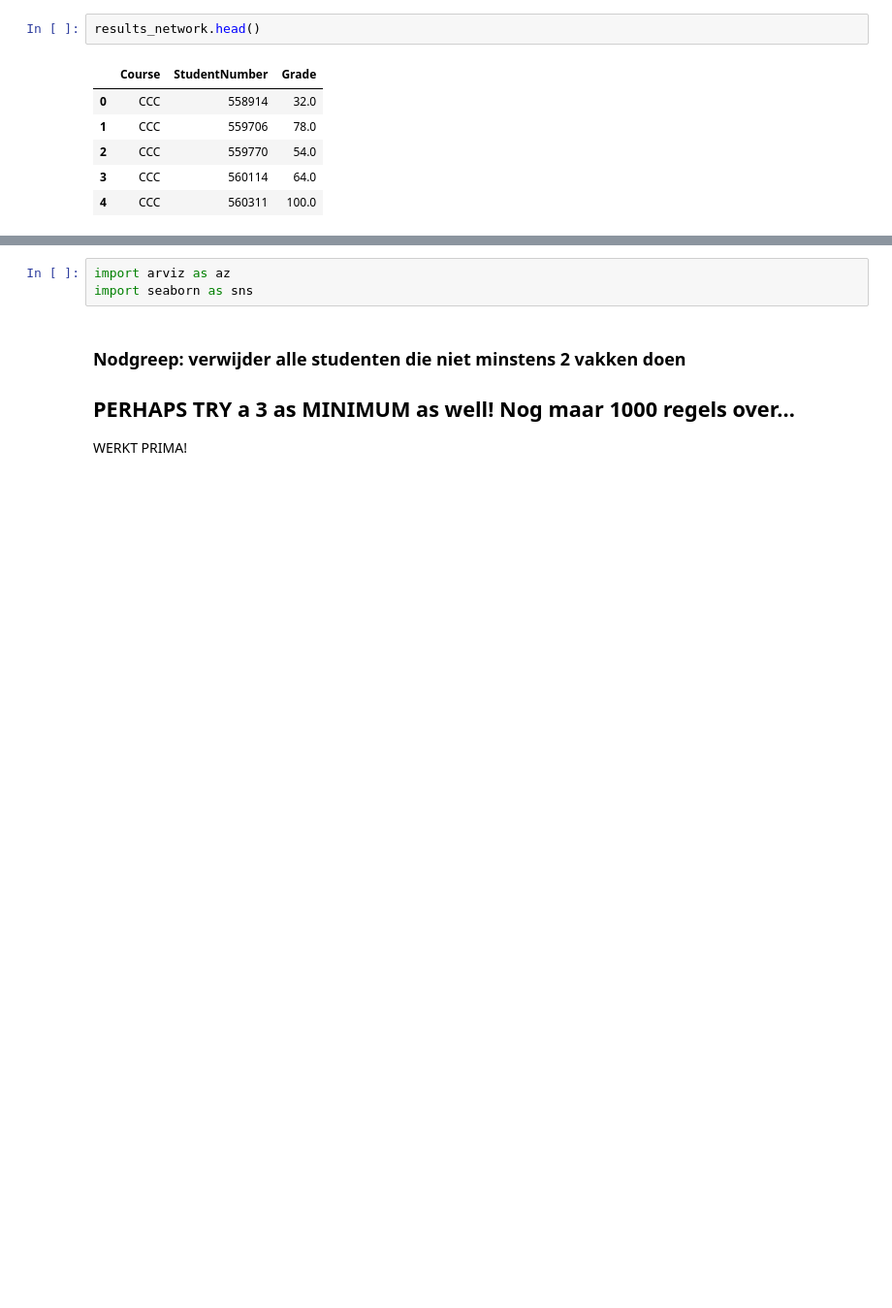
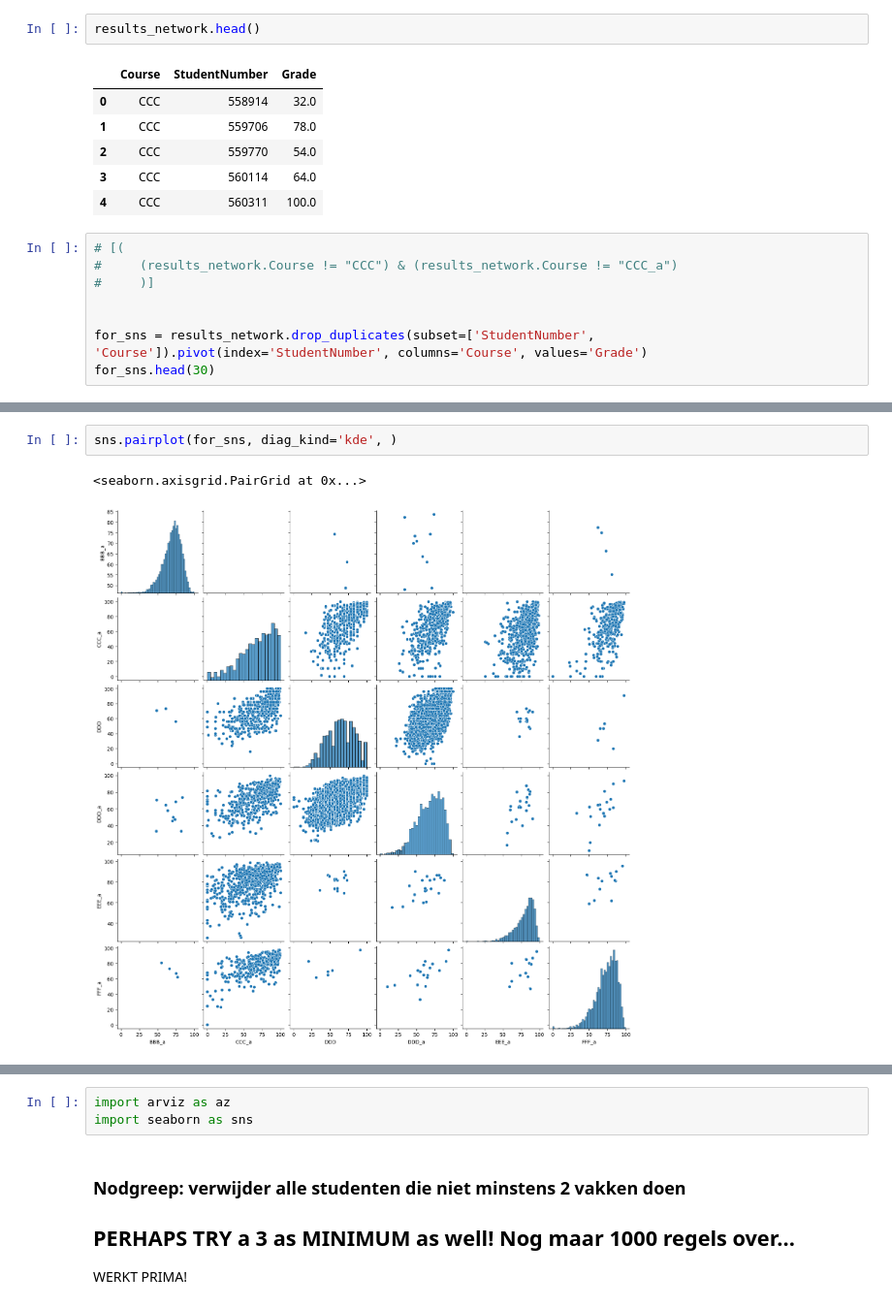
Before and after one commit to harcel/BGM_CourseNetworks, a Jupyter notebook: DataExploration.ipynb, the cells around one changed output, grey strips where cells are left out. Shown at 97% size. Saved outputs shown, nothing was run; the diff lists cells and outputs as text; blank space fills up the shorter version.

```diff
--- a/DataExploration.ipynb
+++ b/DataExploration.ipynb
@@ -179,3 +180,11 @@ results_network.head()
 | 2 | CCC | 559770 | 54.0 |
 | 3 | CCC | 560114 | 64.0 |
 | 4 | CCC | 560311 | 100.0 |
+# %%
+# [(
+#     (results_network.Course != "CCC") & (results_network.Course != "CCC_a")
+#     )]
+
+
+for_sns = results_network.drop_duplicates(subset=['StudentNumber', 'Course']).pivot(index='StudentNumber', columns='Course', values='Grade')
+for_sns.head(30)
@@ -181,0 +210,5 @@ results_network.head()
+# %%
+sns.pairplot(for_sns, diag_kind='kde', )
+# %% [output]
+<seaborn.axisgrid.PairGrid at 0x...>
+[figure, added]
```
Also changed, not shown: parts of 12 cells of this notebook, 5 other files.
